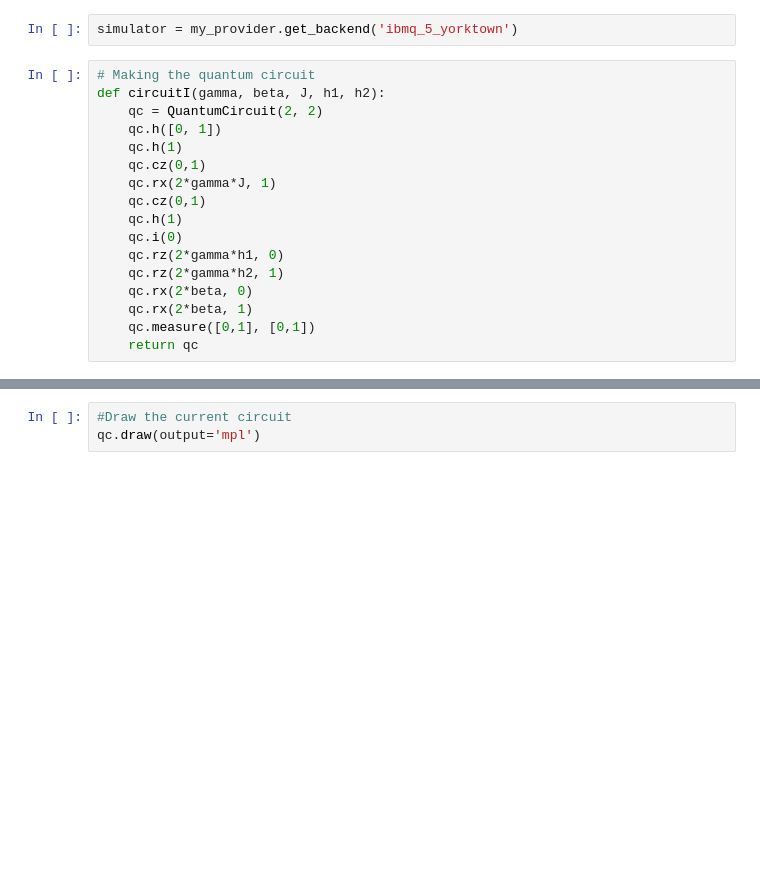
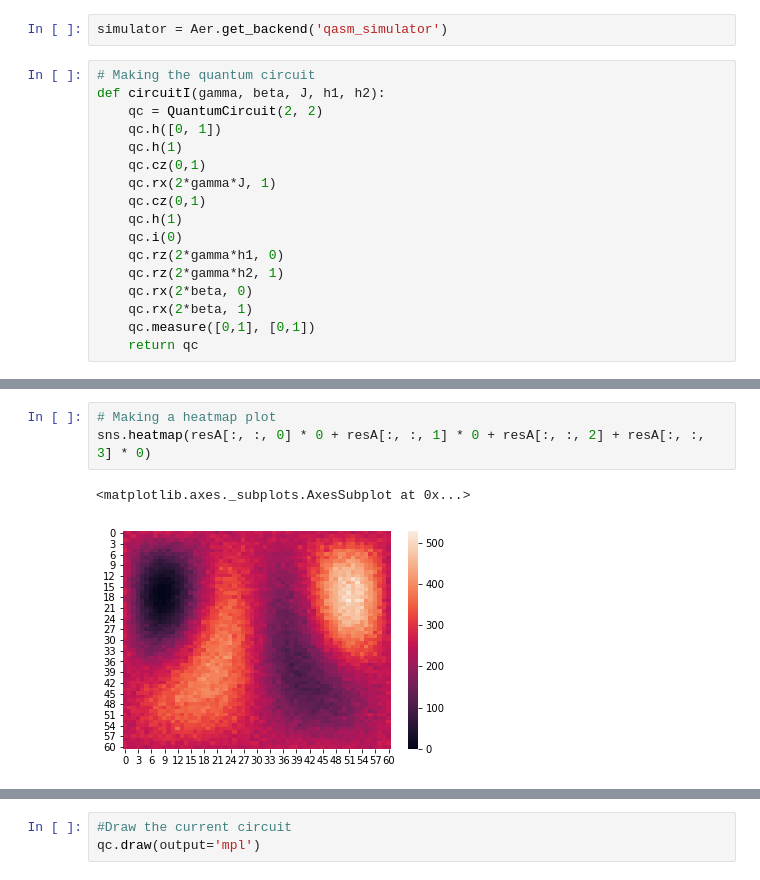
Before and after one commit to kosakhro/QAOA-for-exact-cover, a Jupyter notebook: qaoa_test.ipynb, the cells around one changed output, grey strips where cells are left out. Saved outputs shown, nothing was run; the diff lists cells and outputs as text; blank space fills up the shorter version.

```diff
--- a/qaoa_test.ipynb
+++ b/qaoa_test.ipynb
@@ -25,7 +25,7 @@ my_provider.backends()
  <IBMQBackend('ibmq_athens') from IBMQ(hub='ibm-q', group='open', project='main')>,
  <IBMQBackend('ibmq_santiago') from IBMQ(hub='ibm-q', group='open', project='main')>]
 # %%
-simulator = my_provider.get_backend('ibmq_5_yorktown')
+simulator = Aer.get_backend('qasm_simulator')
 # %%
 # Making the quantum circuit
 def circuitI(gamma, beta, J, h1, h2):
@@ -65,0 +72,6 @@ for i in range(n):
+# %%
+# Making a heatmap plot
+sns.heatmap(resA[:, :, 0] * 0 + resA[:, :, 1] * 0 + resA[:, :, 2] + resA[:, :, 3] * 0)
+# %% [output]
+<matplotlib.axes._subplots.AxesSubplot at 0x...>
+[figure, added]
```
Also changed, not shown: parts of 21 cells of this notebook, 15 other files.
